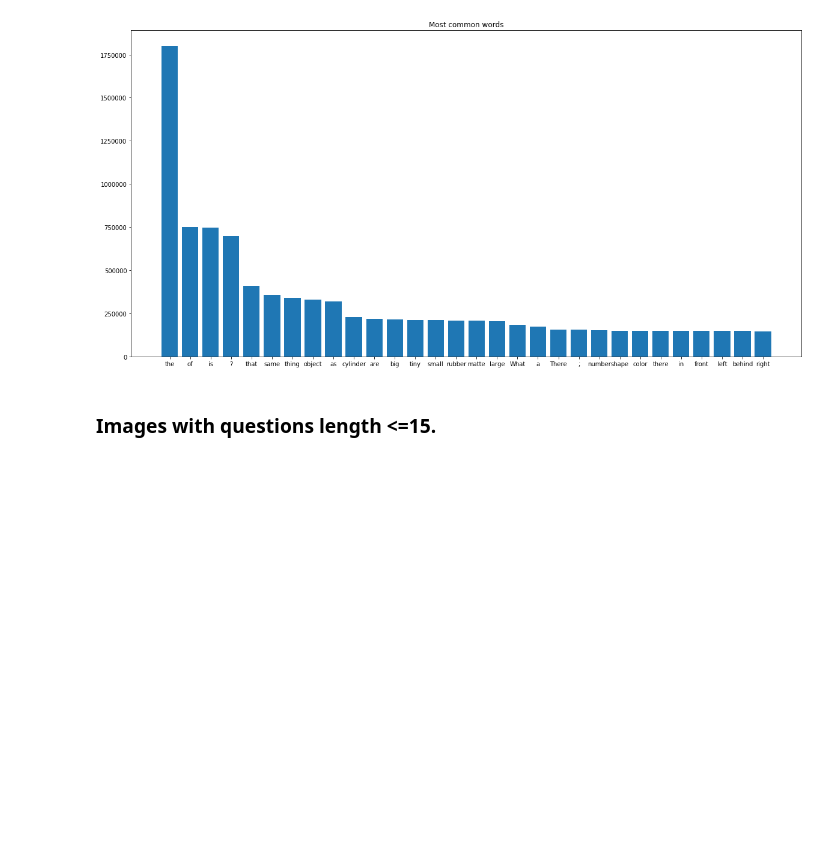
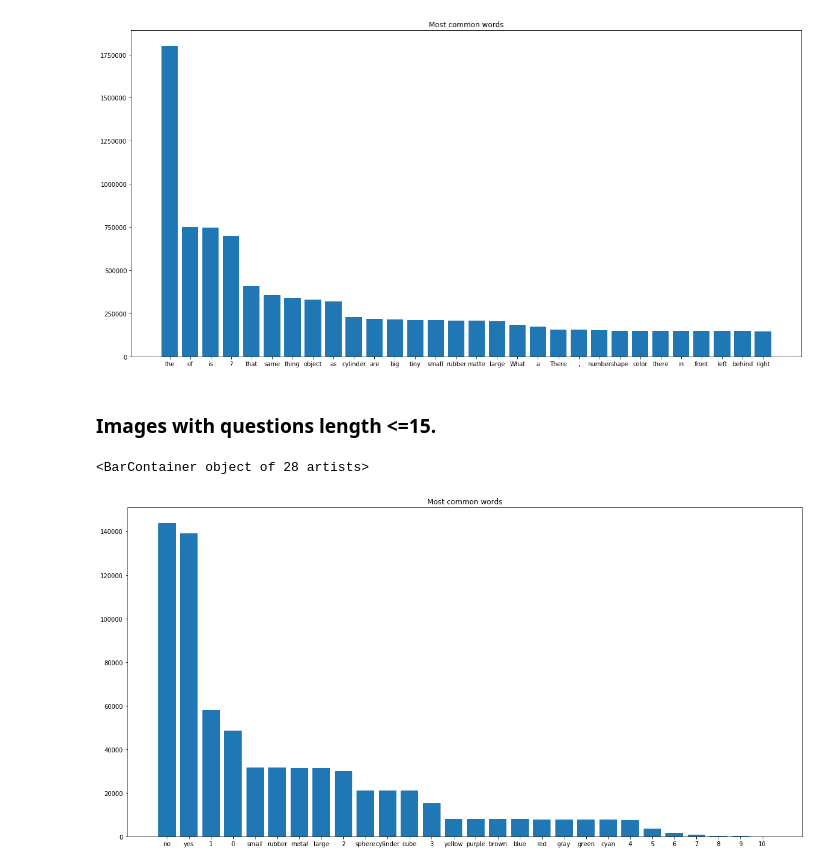
Before and after one commit to AMDonati/RL-NLP, a Jupyter notebook: src/statistics/analysis.ipynb, the cells around one changed output. Cells and saved outputs as stored; diff of their text form; code cells hidden in the pictures; blank space fills up the shorter version.

```diff
--- a/src/statistics/analysis.ipynb
+++ b/src/statistics/analysis.ipynb
@@ -14,7 +15,7 @@ True
 # %%
 import json
 
-with open('../../data/CLEVR_v1.0/questions/CLEVR_train_questions.json') as json_file:
+with open('../../data/CLEVR_v1-1.0/questions/CLEVR_train_questions.json') as json_file:
     data = json.load(json_file)
 # %%
 df=pd.read_json(json.dumps(data["questions"] ))
@@ -93,3 +94,17 @@ plt.title("Question size distribution")
 len_questions.plot.hist(bins=30 )
 # %% [markdown]
 ### Images with questions length <=15.
+# %%
+token=word_tokenize(" ".join(df.answer))
+# %%
+fdist = FreqDist(token)
+# %%
+fdist1 = fdist.most_common(30)
+fdist1_dict={ key:value for key,value in fdist1}
+# %%
+plt.figure(figsize=(20,10))
+plt.title("Most common words")
+plt.bar(fdist1_dict.keys(), fdist1_dict.values())
+# %% [output]
+<BarContainer object of 28 artists>
+[figure, added]
```
Also changed, not shown: parts of 3 cells of this notebook.
